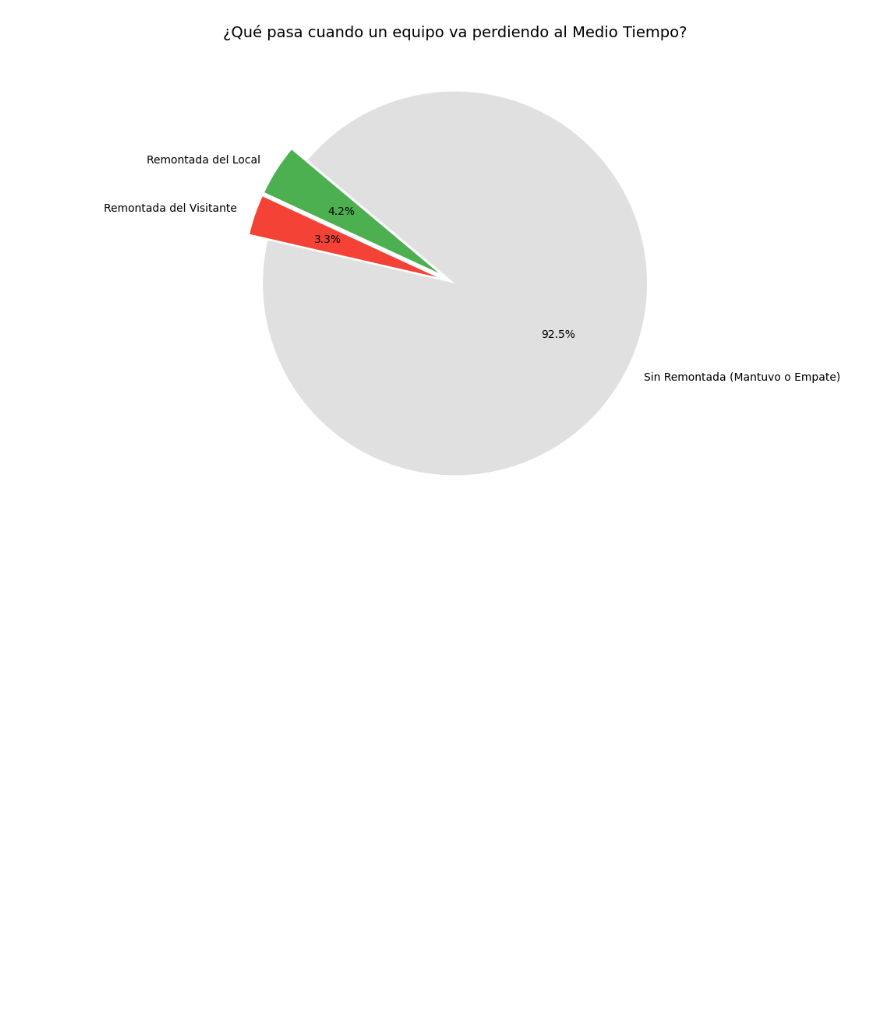
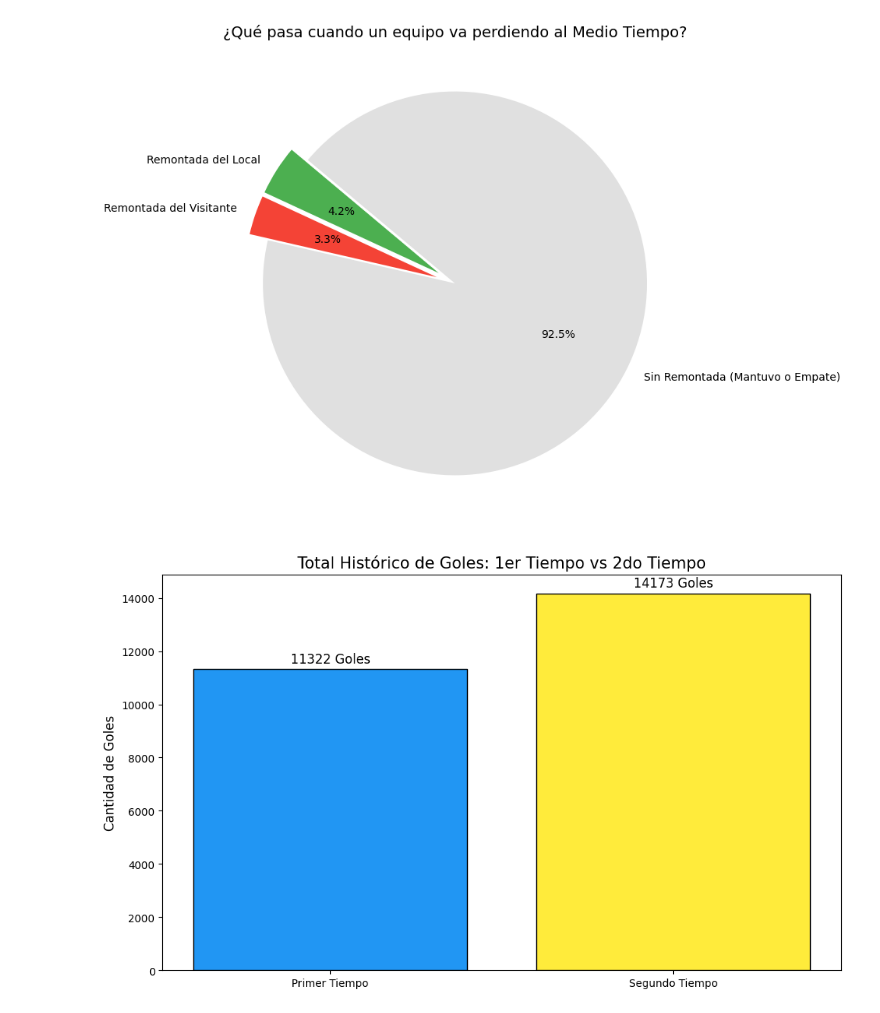
Before and after one commit to vcanio/MineriaDeDatos, a Jupyter notebook: Premier__Alonso_Escobar.ipynb, the cells around one changed output. Saved outputs shown, nothing was run; the diff lists cells and outputs as text; code cells hidden in the pictures; blank space fills up the shorter version.

```diff
--- a/Premier__Alonso_Escobar.ipynb
+++ b/Premier__Alonso_Escobar.ipynb
@@ -439,3 +439,35 @@ plt.savefig('pastel_remontadas.png', dpi=100)
 plt.show()
 # %% [output]
 [figure]
+# %%
+# -------------------------------------------------------------------
+# Comparación de Goles: 1er Tiempo vs 2do Tiempo (Gráfico de Barras)
+# -------------------------------------------------------------------
+plt.figure(figsize=(10, 6))
+
+# 1. Creamos las columnas de goles del segundo tiempo (Goles Finales - Goles Medio Tiempo)
+df['SecondHalfHomeGoals'] = df['FullTimeHomeGoals'] - df['HalfTimeHomeGoals']
+df['SecondHalfAwayGoals'] = df['FullTimeAwayGoals'] - df['HalfTimeAwayGoals']
+
+# 2. Sumamos los totales históricos
+total_1er_tiempo = df['HalfTimeHomeGoals'].sum() + df['HalfTimeAwayGoals'].sum()
+total_2do_tiempo = df['SecondHalfHomeGoals'].sum() + df['SecondHalfAwayGoals'].sum()
+
+# 3. Graficamos con estilo de barra simple para impacto visual
+etiquetas = ['Primer Tiempo', 'Segundo Tiempo']
+valores = [total_1er_tiempo, total_2do_tiempo]
+colores = ['#2196f3', '#ffeb3b'] # Azul y Amarillo
+
+ax = plt.bar(etiquetas, valores, color=colores, edgecolor='black')
+
+# Añadimos los valores exactos sobre las barras
+plt.bar_label(ax, fmt='{:.0f} Goles', padding=3, fontsize=12)
+
+plt.title("Total Histórico de Goles: 1er Tiempo vs 2do Tiempo", fontsize=15)
+plt.ylabel("Cantidad de Goles", fontsize=12)
+plt.tight_layout()
+
+plt.savefig('goles_tiempos.png', dpi=100)
+plt.show()
+# %% [output]
+[figure, added]
```
Also changed, not shown: parts of 1 cell of this notebook.
